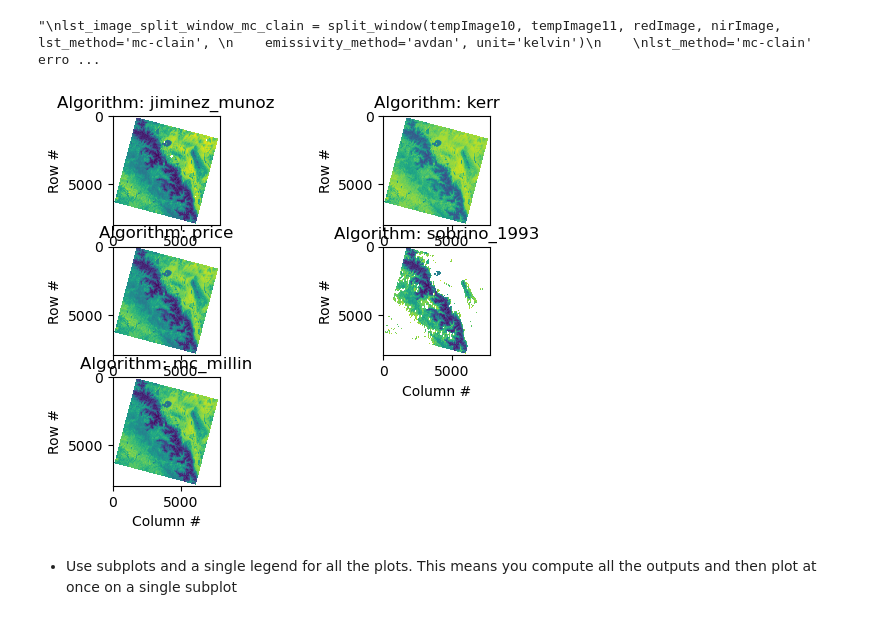
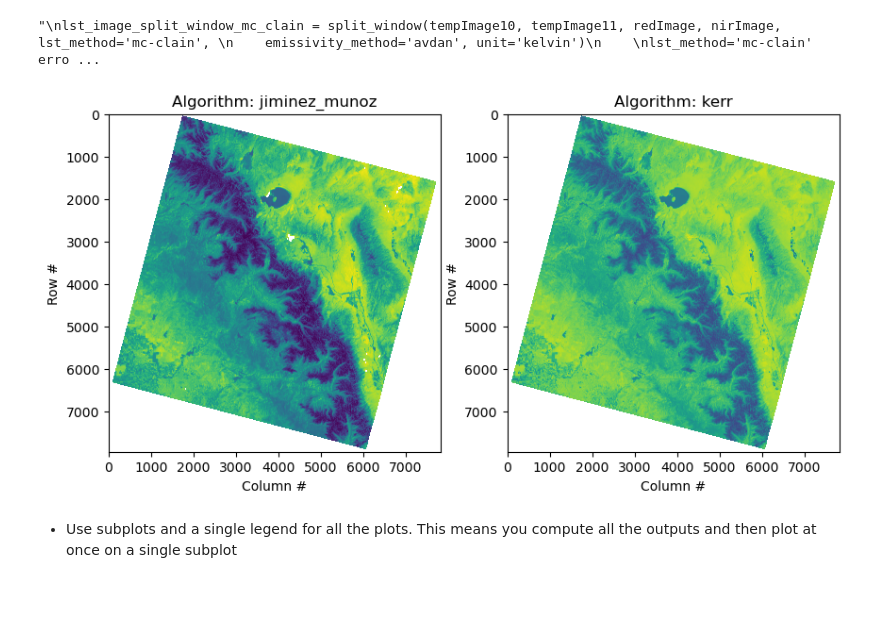
Before and after one commit to pylandtemp/pylandtemp, a Jupyter notebook: benchmarking/benchmarking.ipynb, the cells around one changed output. Drawn from its saved outputs; the diff is of its cells as text; code cells hidden in the pictures; blank space fills up the shorter version.

```diff
--- a/benchmarking/benchmarking.ipynb
+++ b/benchmarking/benchmarking.ipynb
@@ -69,66 +69,69 @@ lst_method='mc-clain' errors out. check pylandtemp/pylandtemp implementation. do
 # %%
 import matplotlib.pyplot as plt
 import numpy as np
 
 
-plt.subplot(321) #1 row, 2 col, positon 1
-plt.imshow(lst_image_split_window_jiminez_avdan)
+fig, ax = plt.subplots(nrows=1, ncols=2, figsize=(10, 8)) #1 row, 2 col, positon 1
+
+
+ax[0].imshow(lst_image_split_window_jiminez_avdan)
 method= 'jiminez_munoz'
 # plt.title('{}\n LST in Kelvin {}'.format(f'Algorithm: {method}', lst_image_split_window_jiminez_avdan.shape))
-plt.title(f'Algorithm: {method}')
-plt.xlabel('Column #')
-plt.ylabel('Row #')
+ax[0].set_title(f'Algorithm: {method}')
+ax[0].set_xlabel('Column #')
+ax[0].set_ylabel('Row #')
 
-plt.subplot(322)
-plt.imshow(lst_image_split_window_kerr)
+
+ax[1].imshow(lst_image_split_window_kerr)
 method= 'kerr'
-# plt.title('{}\n LST in Kelvin {}'.format(f'Algorithm: {method}', lst_image_split_window_mc_millin.shape))
-plt.title(f'Algorithm: {method}')
-plt.xlabel('Column #')
-plt.ylabel('Row #')
+# plt.title('{}\n LST in Kelvin {}'.format(f'Algorithm: {method}', lst_image_split_window_jiminez_avdan.shape))
+ax[1].set_title(f'Algorithm: {method}')
+ax[1].set_xlabel('Column #')
+ax[1].set_ylabel('Row #')
 
-plt.subplot(323)
-plt.imshow(lst_image_split_window_price)
-method= 'price'
-# plt.title('{}\n LST in Kelvin {}'.format(f'Algorithm: {method}', lst_image_split_window_mc_millin.shape))
-plt.title(f'Algorithm: {method}')
-plt.xlabel('Column #')
-plt.ylabel('Row #')
 
-plt.subplot(324)
-plt.imshow(lst_image_split_window_sobrino_1993)
-method= 'sobrino_1993'
-# plt.title('{}\n LST in Kelvin {}'.format(f'Algorithm: {method}', lst_image_split_window_mc_millin.shape))
-plt.title(f'Algorithm: {method}')
-plt.xlabel('Column #')
-plt.ylabel('Row #')
-
-plt.subplot(325)
-plt.imshow(lst_image_split_window_mc_millin)
-method= 'mc_millin'
-# plt.title('{}\n LST in Kelvin {}'.format(f'Algorithm: {method}', lst_image_split_window_mc_millin.shape))
-plt.title(f'Algorithm: {method}')
-plt.xlabel('Column #')
-plt.ylabel('Row #')
-
-# plt.tight_layout()
-plt.subplots_adjust(left=None,
-                    bottom=None,
-                    right=None,
-                    top=None,
-                    wspace=None,
-                    hspace=None)
-# # plt.colorbar()
+#plt.subplot(323)
+#plt.imshow(lst_image_split_window_price)
+#method= 'price'
+## plt.title('{}\n LST in Kelvin {}'.format(f'Algorithm: {method}', lst_image_split_window_mc_millin.shape))
+#plt.title(f'Algorithm: {method}')
+#plt.xlabel('Column #')
+#plt.ylabel('Row #')
+#
+#plt.subplot(324)
+#plt.imshow(lst_image_split_window_sobrino_1993)
+#method= 'sobrino_1993'
+## plt.title('{}\n LST in Kelvin {}'.format(f'Algorithm: {method}', lst_image_split_window_mc_millin.shape))
+#plt.title(f'Algorithm: {method}')
+#plt.xlabel('Column #')
+#plt.ylabel('Row #')
+#
+#plt.subplot(325)
+#plt.imshow(lst_image_split_window_mc_millin)
+#method= 'mc_millin'
+## plt.title('{}\n LST in Kelvin {}'.format(f'Algorithm: {method}', lst_image_split_window_mc_millin.shape))
+#plt.title(f'Algorithm: {method}')
+#plt.xlabel('Column #')
+#plt.ylabel('Row #')
+#
+## plt.tight_layout()
+#plt.subplots_adjust(left=None,
+#                    bottom=None,
+#                    right=None,
+#                    top=None,
+#                    wspace=None,
+#                    hspace=None)
+## # plt.colorbar()
 
 
 # plt.rcParams["figure.figsize"] = [7.50, 3.50]
 # plt.rcParams["figure.autolayout"] = True
 # plt.subplots_adjust(bottom=0.1, right=0.8, top=0.9)
 # cax = plt.axes([0.85, 0.1, 0.075, 0.8])
 # plt.colorbar(cax=cax)
 plt.show()
 # %% [output]
-[figure, old version]
+[figure, new version]
 # %% [markdown]
 - Use subplots and a single legend for all the plots. This means you compute all the outputs and then plot at once on a single subplot
 # %% [markdown]
```
